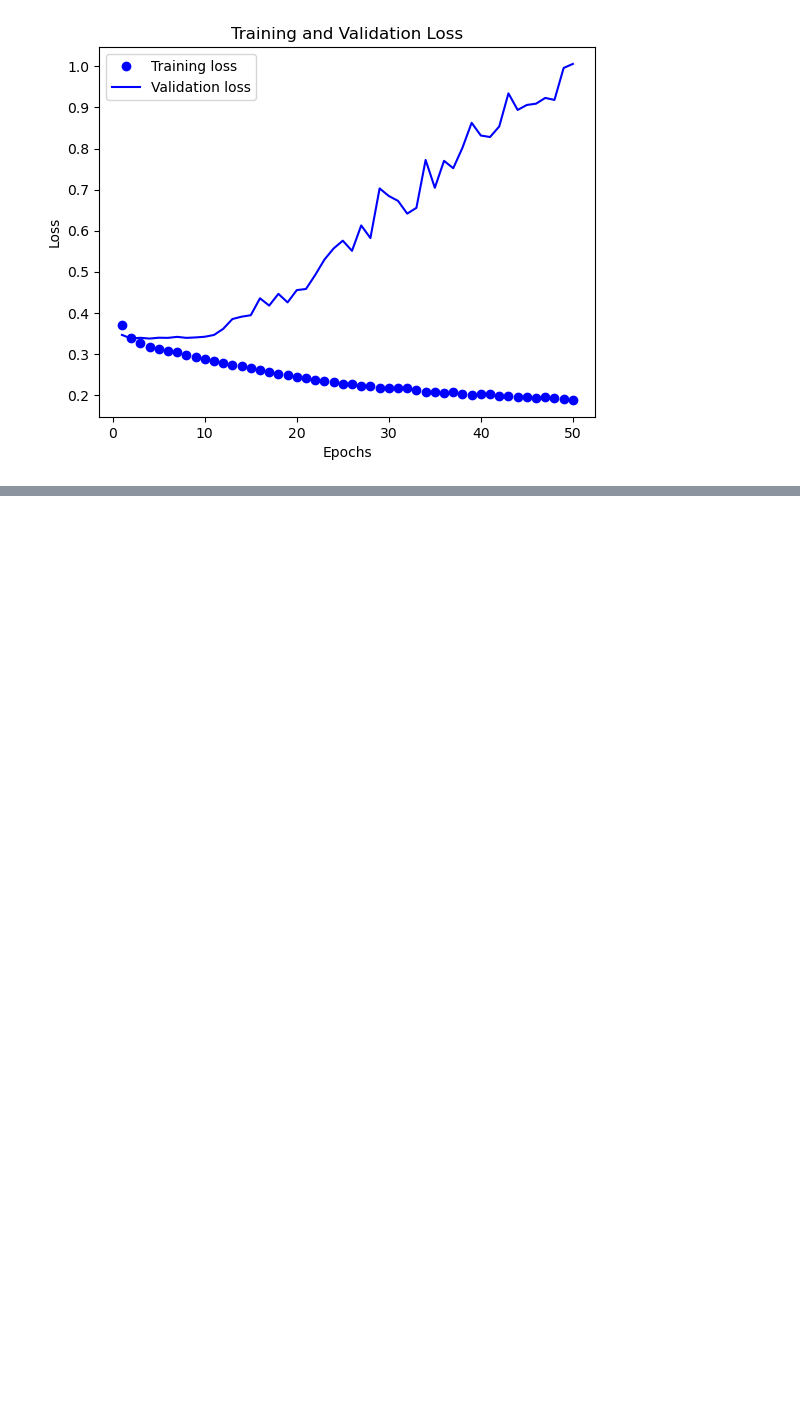
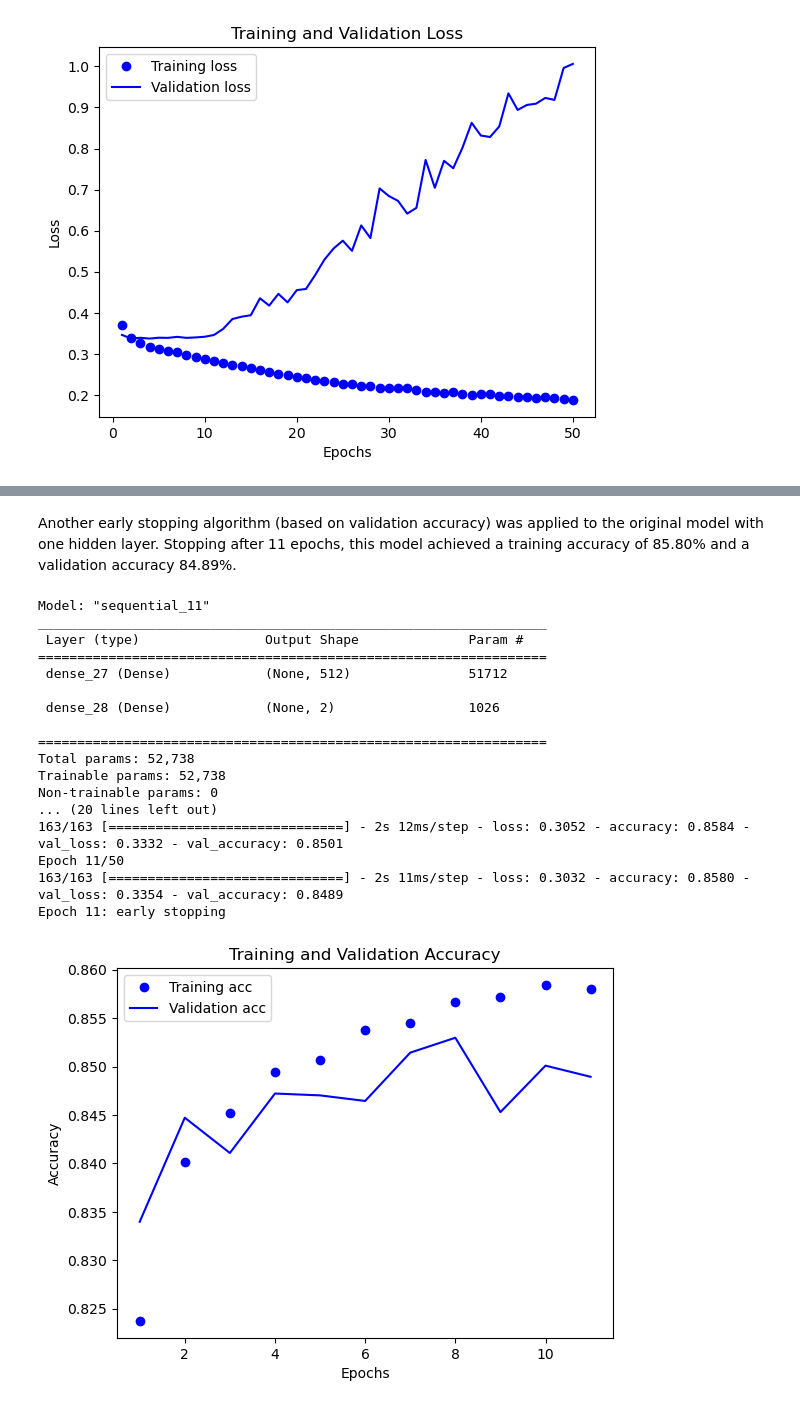
Before and after one commit to akiehl2000/STAA578_Homework, a Jupyter notebook: Homework1/homework1.ipynb, the cells around one changed output, grey strips where cells are left out. Saved outputs shown, nothing was run; the diff lists cells and outputs as text; code cells hidden in the pictures; blank space fills up the shorter version.

```diff
--- a/Homework1/homework1.ipynb
+++ b/Homework1/homework1.ipynb
@@ -490,0 +569,76 @@ Epoch 50/50
+# %% [markdown]
+Another early stopping algorithm (based on validation accuracy) was applied to the original model with one hidden layer. Stopping after 11 epochs, this model achieved a training accuracy of 85.80% and a validation accuracy 84.89%.
+# %%
+# set random seed
+np.random.seed(462023)
+tf.random.set_seed(482023)
+
+# define model architecture
+model = models.Sequential([
+    Dense(512, activation = 'relu', input_shape = (X_train.shape[1], )),
+    Dense(2, activation = 'sigmoid')
+])
+
+# compile model
+model.compile(optimizer = 'rmsprop',
+              loss = 'categorical_crossentropy',
+              metrics = ['accuracy'])
+
+# model summary
+model.summary()
+
+# number of epochs
+EPOCHS = 50
+
+# early stopping criteria
+early = EarlyStopping(monitor = 'val_accuracy', mode ='max', verbose = 1, patience = 3)
+
+# train model
+trained = model.fit(X_train,
+                    to_categorical(y_train),
+                    epochs = EPOCHS,
+                    batch_size = 128,
+                    validation_split = 0.2,
+                    callbacks = early)
+
+# prepare model evaluation
+acc = trained.history['accuracy']
+val_acc = trained.history['val_accuracy']
+loss = trained.history['loss']
+val_loss = trained.history['val_loss']
+epochs = range(1, len(acc) + 1)
+
+# plot training accuracy
+plt.plot(epochs, acc, 'bo', label='Training acc')
+plt.plot(epochs, val_acc, 'b', label='Validation acc')
+plt.xlabel('Epochs')
+plt.ylabel('Accuracy')
+plt.title('Training and Validation Accuracy')
+plt.legend()
+plt.figure()
+plt.plot(epochs, loss, 'bo', label='Training loss')
+plt.plot(epochs, val_loss, 'b', label='Validation loss')
+plt.xlabel('Epochs')
+plt.ylabel('Loss')
+plt.title('Training and Validation Loss')
+plt.legend()
+plt.show()
+# %% [output]
+Model: "sequential_11"
+_________________________________________________________________
+ Layer (type)                Output Shape              Param #
+=================================================================
+ dense_27 (Dense)            (None, 512)               51712
+
+ dense_28 (Dense)            (None, 2)                 1026
+
+=================================================================
+Total params: 52,738
+Trainable params: 52,738
+Non-trainable params: 0
+... (20 lines left out)
+163/163 [==============================] - 2s 12ms/step - loss: 0.3052 - accuracy: 0.8584 - val_loss: 0.3332 - val_accuracy: 0.8501
+Epoch 11/50
+163/163 [==============================] - 2s 11ms/step - loss: 0.3032 - accuracy: 0.8580 - val_loss: 0.3354 - val_accuracy: 0.8489
+Epoch 11: early stopping
+[figure, added]
```
Also changed, not shown: parts of 4 cells of this notebook.
